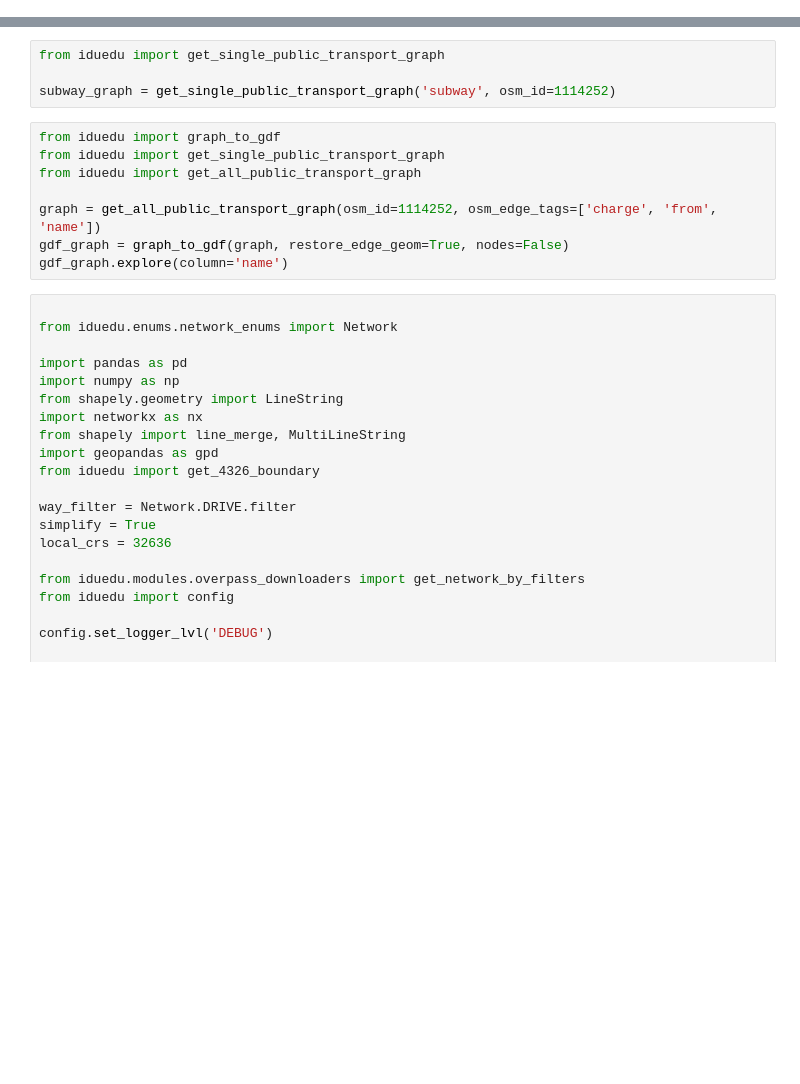
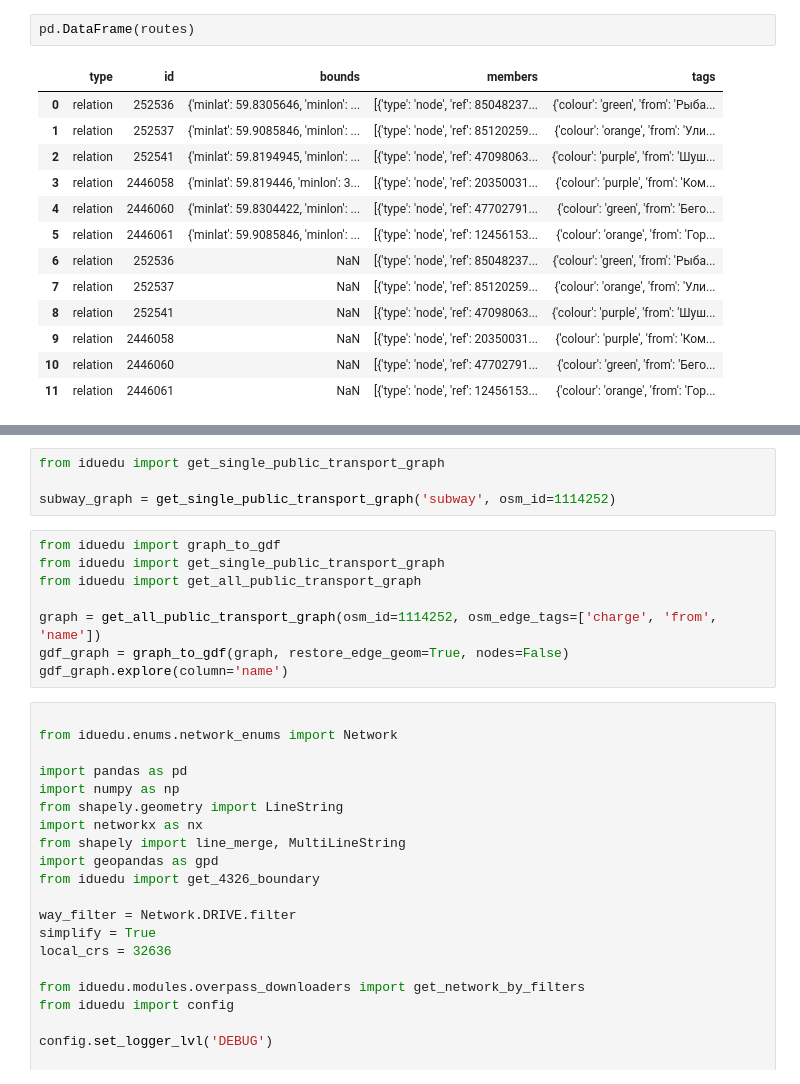
Before and after one commit to DDonnyy/IduEdu, a Jupyter notebook: src/iduedu/dev.ipynb, the cells around one changed output, grey strips where cells are left out. Cells and saved outputs as stored; diff of their text form; blank space fills up the shorter version.

```diff
--- a/src/iduedu/dev.ipynb
+++ b/src/iduedu/dev.ipynb
@@ -38,0 +121,16 @@ data = get_subway_entrances(poly)
+# %%
+pd.DataFrame(routes)
+# %% [output]
+|  | type | id | bounds | members | tags |
+| 0 | relation | 252536 | {'minlat': 59.8305646, 'minlon': ... | [{'type': 'node', 'ref': 85048237... | {'colour': 'green', 'from': 'Рыба... |
+| 1 | relation | 252537 | {'minlat': 59.9085846, 'minlon': ... | [{'type': 'node', 'ref': 85120259... | {'colour': 'orange', 'from': 'Ули... |
+| 2 | relation | 252541 | {'minlat': 59.8194945, 'minlon': ... | [{'type': 'node', 'ref': 47098063... | {'colour': 'purple', 'from': 'Шуш... |
+| 3 | relation | 2446058 | {'minlat': 59.819446, 'minlon': 3... | [{'type': 'node', 'ref': 20350031... | {'colour': 'purple', 'from': 'Ком... |
+| 4 | relation | 2446060 | {'minlat': 59.8304422, 'minlon': ... | [{'type': 'node', 'ref': 47702791... | {'colour': 'green', 'from': 'Бего... |
+| 5 | relation | 2446061 | {'minlat': 59.9085846, 'minlon': ... | [{'type': 'node', 'ref': 12456153... | {'colour': 'orange', 'from': 'Гор... |
+| 6 | relation | 252536 | NaN | [{'type': 'node', 'ref': 85048237... | {'colour': 'green', 'from': 'Рыба... |
+| 7 | relation | 252537 | NaN | [{'type': 'node', 'ref': 85120259... | {'colour': 'orange', 'from': 'Ули... |
+| 8 | relation | 252541 | NaN | [{'type': 'node', 'ref': 47098063... | {'colour': 'purple', 'from': 'Шуш... |
+| 9 | relation | 2446058 | NaN | [{'type': 'node', 'ref': 20350031... | {'colour': 'purple', 'from': 'Ком... |
+| 10 | relation | 2446060 | NaN | [{'type': 'node', 'ref': 47702791... | {'colour': 'green', 'from': 'Бего... |
+| 11 | relation | 2446061 | NaN | [{'type': 'node', 'ref': 12456153... | {'colour': 'orange', 'from': 'Гор... |
```
Also changed, not shown: parts of 13 cells of this notebook.
